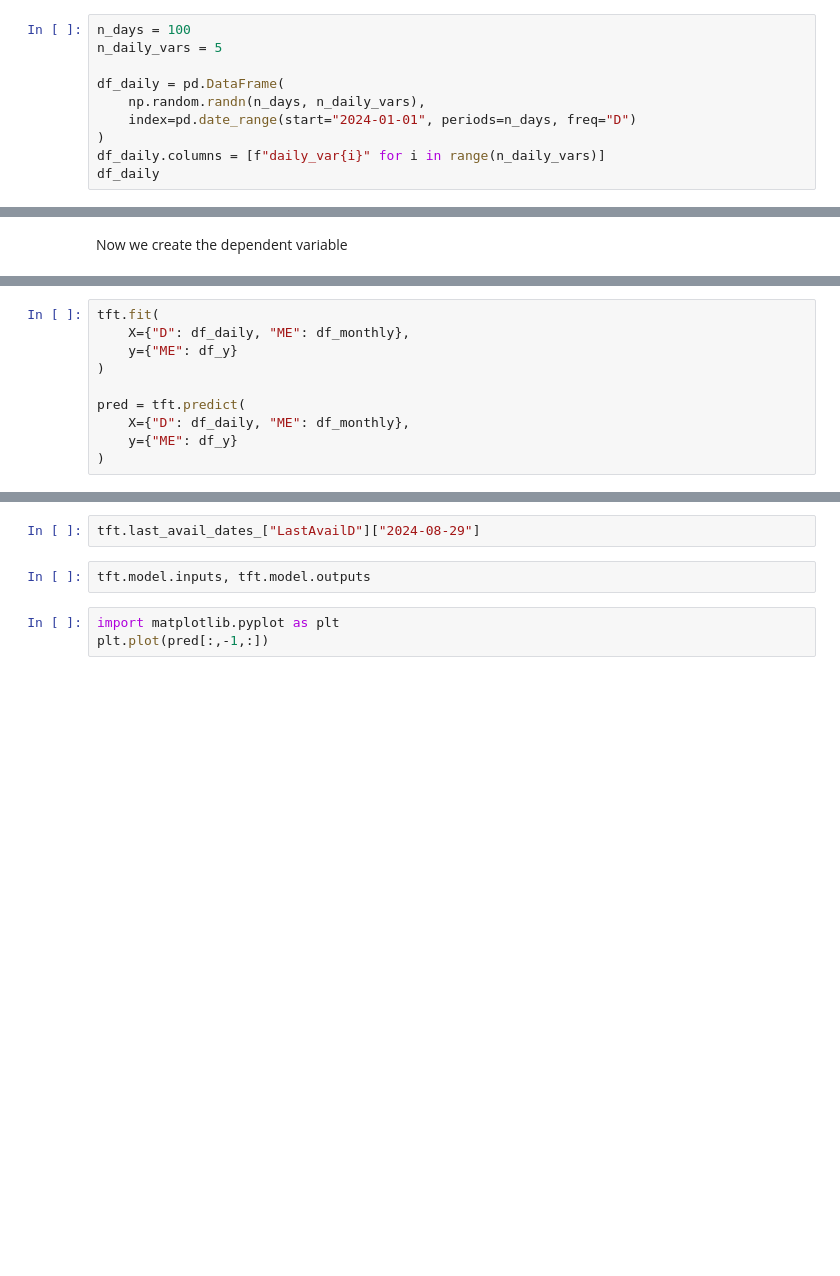
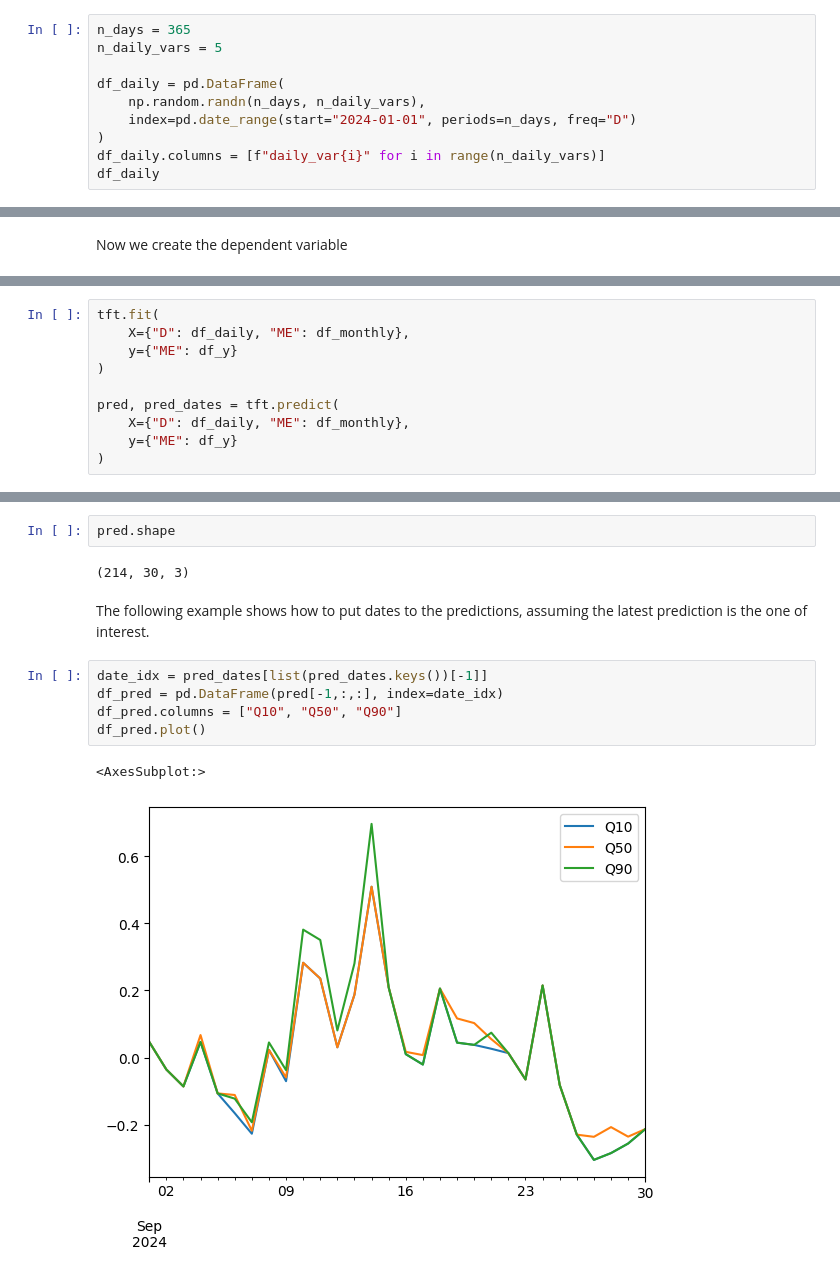
Before and after one commit to DianaZaig/Nowcasting-Techsprint, a Jupyter notebook: code/TFT_test.ipynb, the cells around one changed output, grey strips where cells are left out. Drawn from its saved outputs; the diff is of its cells as text; blank space fills up the shorter version.

Commit message:
example of prediction with dates

```diff
--- a/code/TFT_test.ipynb
+++ b/code/TFT_test.ipynb
@@ -12,7 +15,7 @@ tft = TFT(cache_data=False)
 # %% [markdown]
 Create simulated data
 # %%
-n_days = 100
+n_days = 365
 n_daily_vars = 5
 
 df_daily = pd.DataFrame(
@@ -43,7 +80,7 @@ tft.fit(
     y={"ME": df_y}
 )
 
-pred = tft.predict(
+pred, pred_dates = tft.predict(
     X={"D": df_daily, "ME": df_monthly},
     y={"ME": df_y}
 )
@@ -50,9 +98,16 @@ pred = tft.predict(
-# %%
-tft.last_avail_dates_["LastAvailD"]["2024-08-29"]
-# %%
-tft.model.inputs, tft.model.outputs
-# %%
-import matplotlib.pyplot as plt
-plt.plot(pred[:,-1,:])
+# %%
+pred.shape
+# %% [output]
+(214, 30, 3)
+# %% [markdown]
+The following example shows how to put dates to the predictions, assuming the latest prediction is the one of interest.
+# %%
+date_idx = pred_dates[list(pred_dates.keys())[-1]]
+df_pred = pd.DataFrame(pred[-1,:,:], index=date_idx)
+df_pred.columns = ["Q10", "Q50", "Q90"]
+df_pred.plot()
+# %% [output]
+<AxesSubplot:>
+[figure, added]
 # %%
 tft.plot_model()
```
Also changed, not shown: parts of 6 cells of this notebook.
